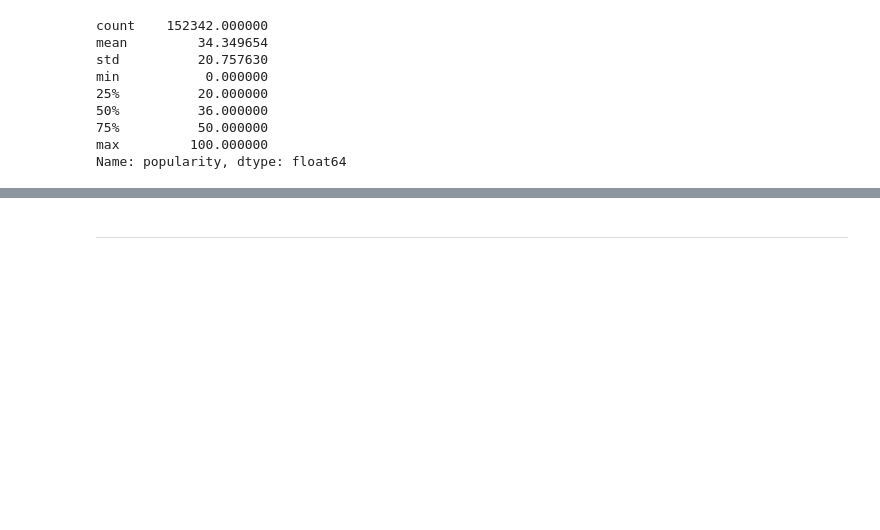
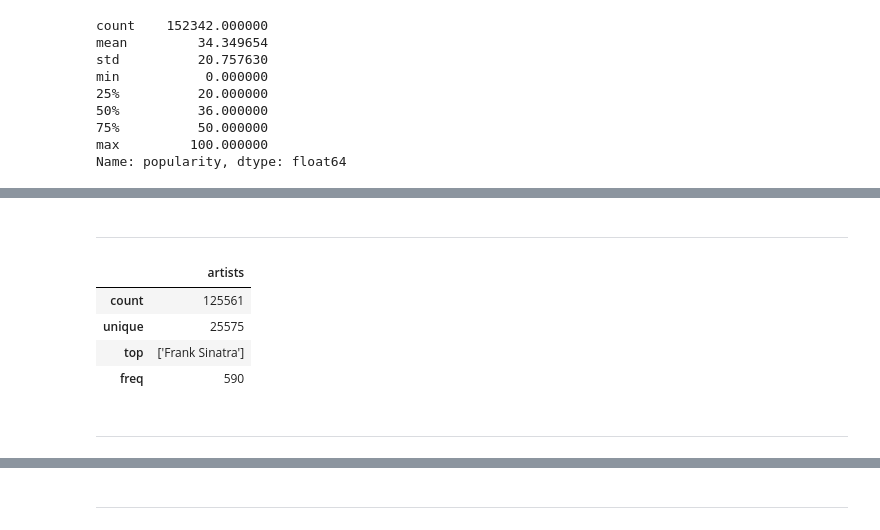
Before and after one commit to awzucker/capstone, a Jupyter notebook: code/01_data_collection_and_cleaning.ipynb, the cells around one changed output, grey strips where cells are left out. Drawn from its saved outputs; the diff is of its cells as text; code cells hidden in the pictures; blank space fills up the shorter version.

```diff
--- a/code/01_data_collection_and_cleaning.ipynb
+++ b/code/01_data_collection_and_cleaning.ipynb
@@ -253,0 +282,10 @@ df.shape
+# %% [markdown]
+---
+# %%
+df[['artists']].describe()
+# %% [output]
+|  | artists |
+| count | 125561 |
+| unique | 25575 |
+| top | ['Frank Sinatra'] |
+| freq | 590 |
@@ -254 +294,3 @@ df.shape
+# %% [markdown]
+---
 # %%
```
Also changed, not shown: parts of 16 cells of this notebook, 4 other files.
